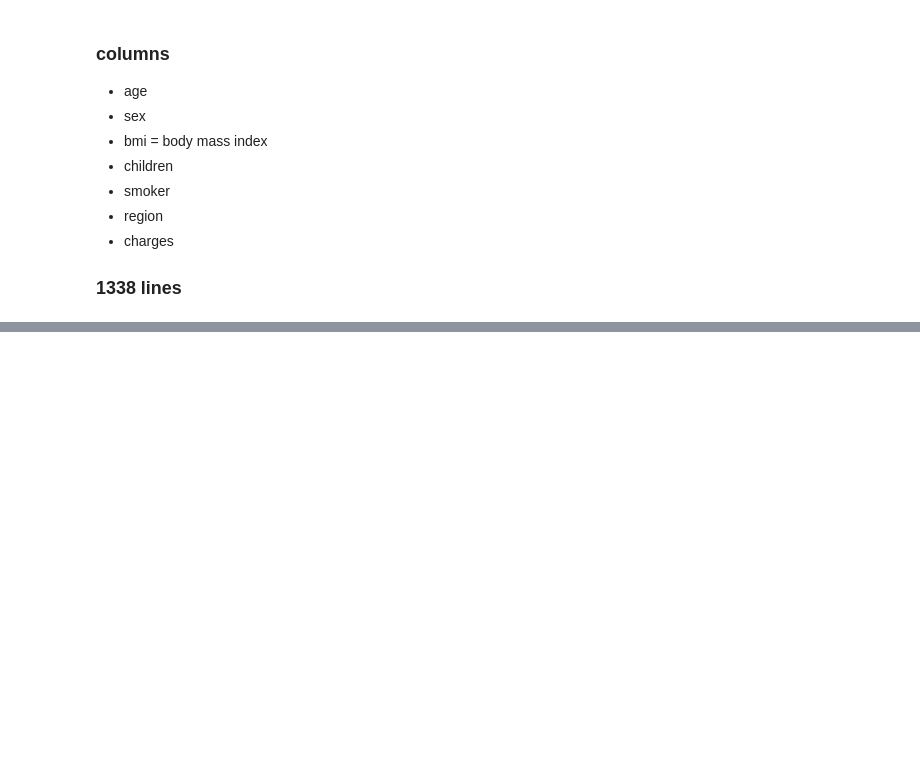
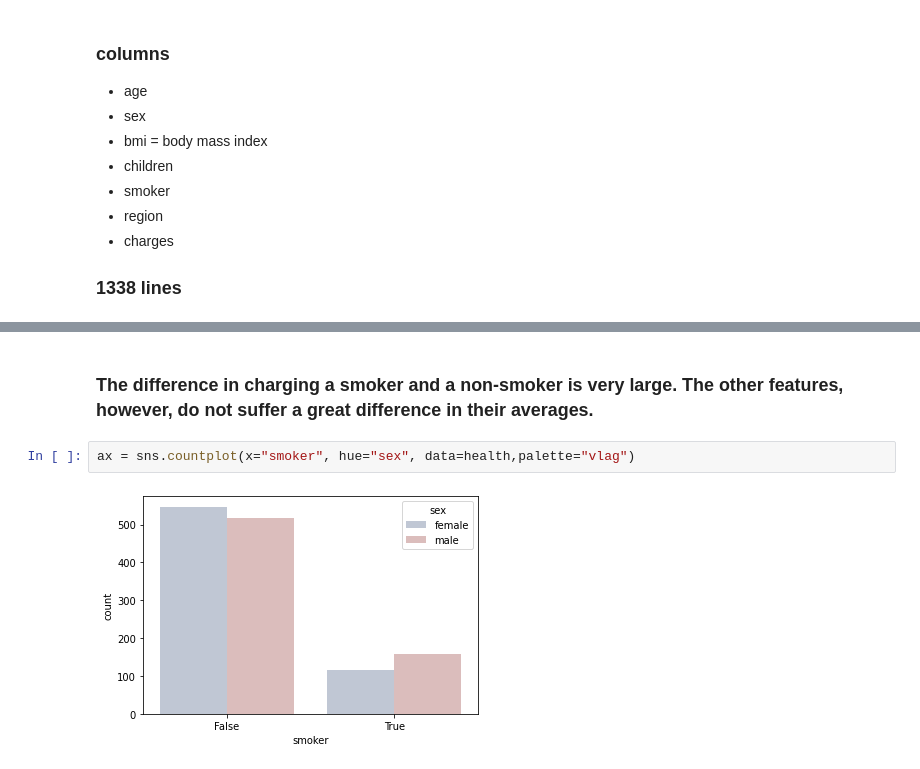
Before and after one commit to ciblois/Health_Insurance_Cost_Prediction, a Jupyter notebook: eda.ipynb, the cells around one changed output, grey strips where cells are left out. Cells and saved outputs as stored; diff of their text form; blank space fills up the shorter version.

```diff
--- a/eda.ipynb
+++ b/eda.ipynb
@@ -137,0 +107,6 @@ The variable that have the most strong correlation with charges is age. So the a
+# %% [markdown]
+### The difference in charging a smoker and a non-smoker is very large. The other features, however, do not suffer a great difference in their averages.
+# %%
+ax = sns.countplot(x="smoker", hue="sex", data=health,palette="vlag")
+# %% [output]
+[figure, added]
```
Also changed, not shown: parts of 34 cells of this notebook.
